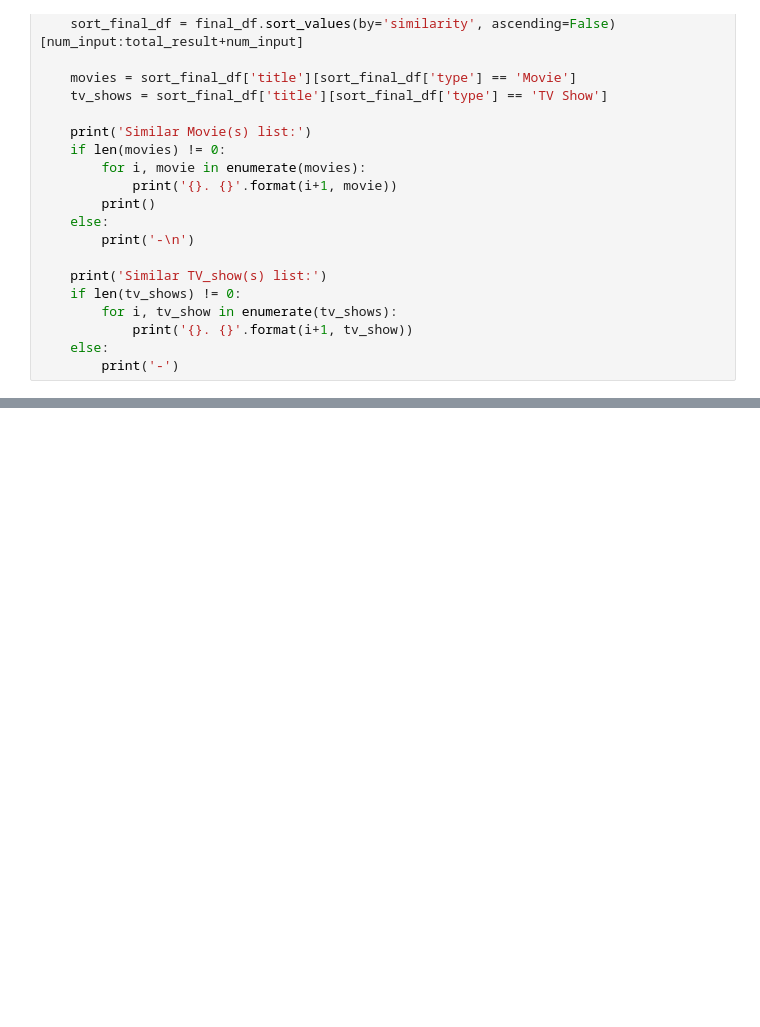
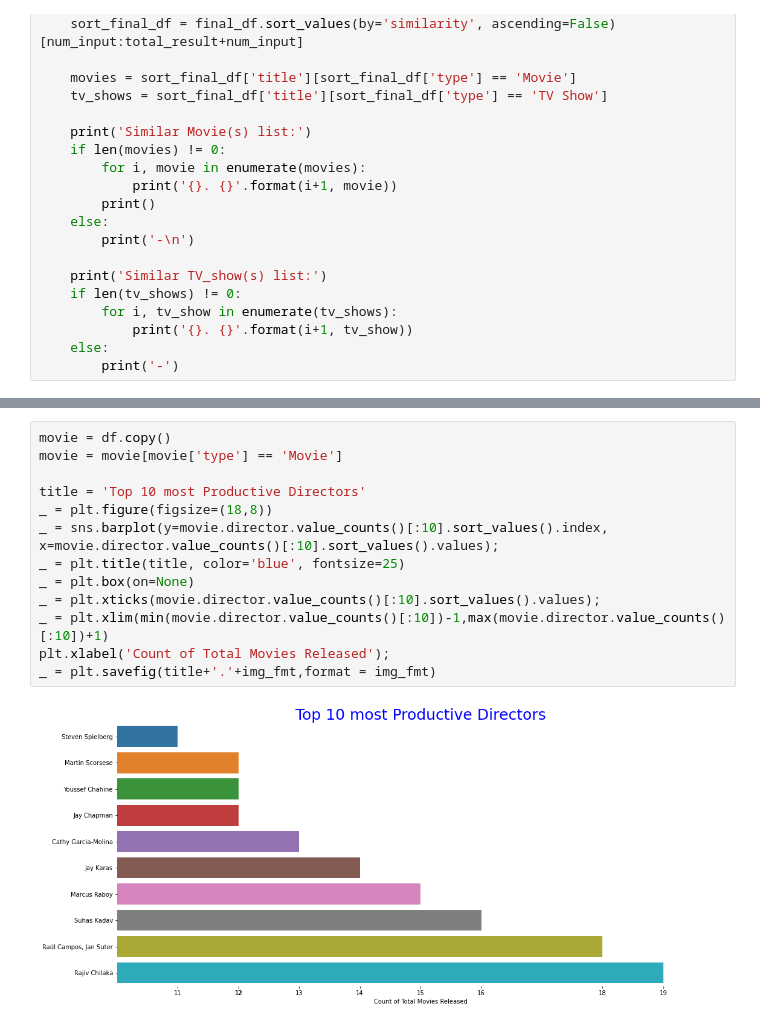
Before and after one commit to beks2002/PIC16A_Project, a Jupyter notebook: Netflix_Recommendation.ipynb, the cells around one changed output, grey strips where cells are left out. Saved outputs shown, nothing was run; the diff lists cells and outputs as text; blank space fills up the shorter version.

```diff
--- a/Netflix_Recommendation.ipynb
+++ b/Netflix_Recommendation.ipynb
@@ -545,0 +724,15 @@ class Rating:
+# %%
+movie = df.copy()
+movie = movie[movie['type'] == 'Movie']
+
+title = 'Top 10 most Productive Directors'
+_ = plt.figure(figsize=(18,8))
+_ = sns.barplot(y=movie.director.value_counts()[:10].sort_values().index, x=movie.director.value_counts()[:10].sort_values().values);
+_ = plt.title(title, color='blue', fontsize=25)
+_ = plt.box(on=None)
+_ = plt.xticks(movie.director.value_counts()[:10].sort_values().values);
+_ = plt.xlim(min(movie.director.value_counts()[:10])-1,max(movie.director.value_counts()[:10])+1)
+plt.xlabel('Count of Total Movies Released');
+_ = plt.savefig(title+'.'+img_fmt,format = img_fmt)
+# %% [output]
+[figure, added]
```
Also changed, not shown: parts of 20 cells of this notebook.
